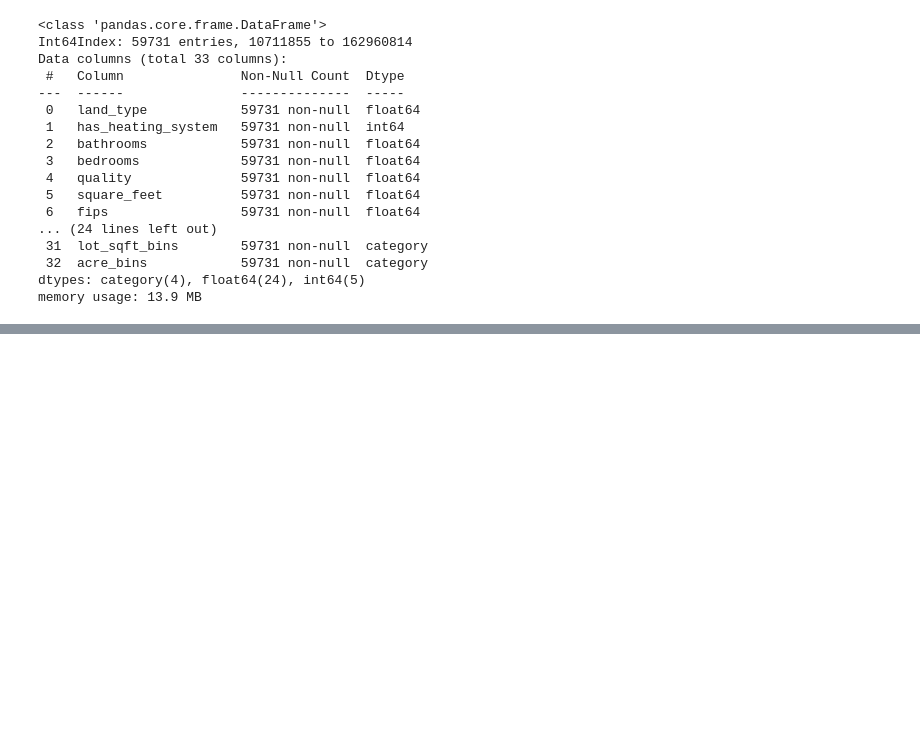
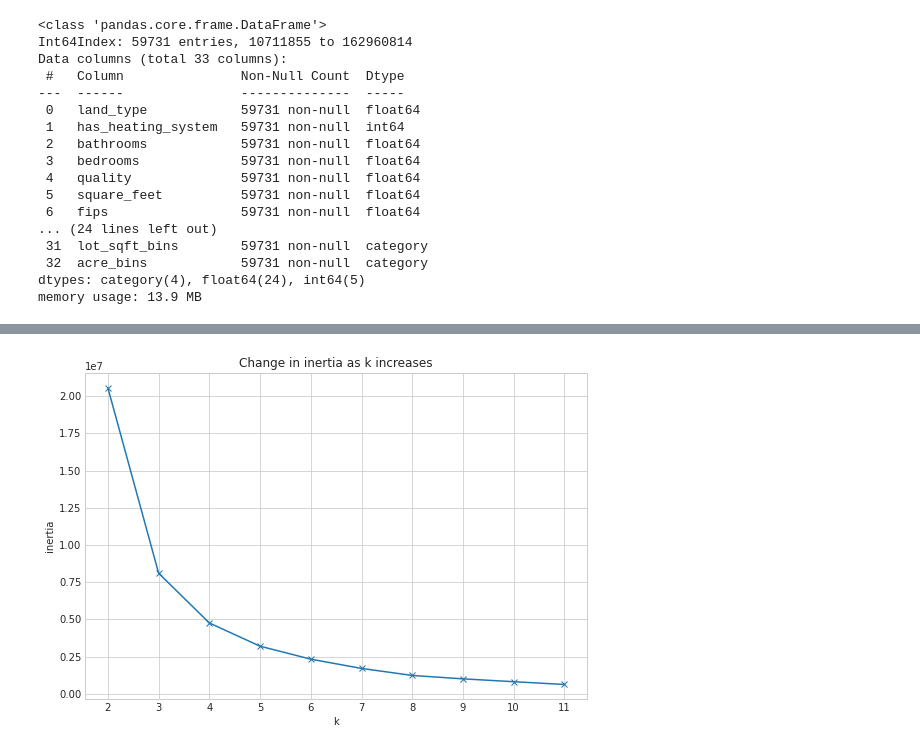
Before and after one commit to Zillow-Project/zillow_project_2021, a Jupyter notebook: Caitlyn/aquire_and_prepare.ipynb, the cells around one changed output, grey strips where cells are left out. Cells and saved outputs as stored; diff of their text form; code cells hidden in the pictures; blank space fills up the shorter version.

```diff
--- a/Caitlyn/aquire_and_prepare.ipynb
+++ b/Caitlyn/aquire_and_prepare.ipynb
@@ -379,3 +351,5 @@ df = df[df.acres < 0.665426997245179]
+# %%
+df = df[df.tax_rate < 10000]
 # %%
 df.isnull().sum()
 # %% [output]
@@ -614,3 +588,8 @@ memory usage: 13.9 MB
 df.to_csv("clean_zillow.csv")
 # %%
 train.to_csv("train_zillow.csv")
+# %%
+A = train[['logerror', 'tax_rate']]
+scaler = StandardScaler().fit(A)
+A_scaled = pd.DataFrame(scaler.transform(A), columns= A.columns).set_index([A.index.values])
+A.head()
@@ -616,0 +604,11 @@ train.to_csv("train_zillow.csv")
+# %%
+from sklearn.cluster import KMeans
+with plt.style.context('seaborn-whitegrid'):
+    plt.figure(figsize=(9, 6))
+    pd.Series({k: KMeans(k).fit(A).inertia_ for k in range(2, 12)}).plot(marker='x')
+    plt.xticks(range(2, 12))
+    plt.xlabel('k')
+    plt.ylabel('inertia')
+    plt.title('Change in inertia as k increases')
+# %% [output]
+[figure, added]
```
Also changed, not shown: parts of 13 cells of this notebook.
